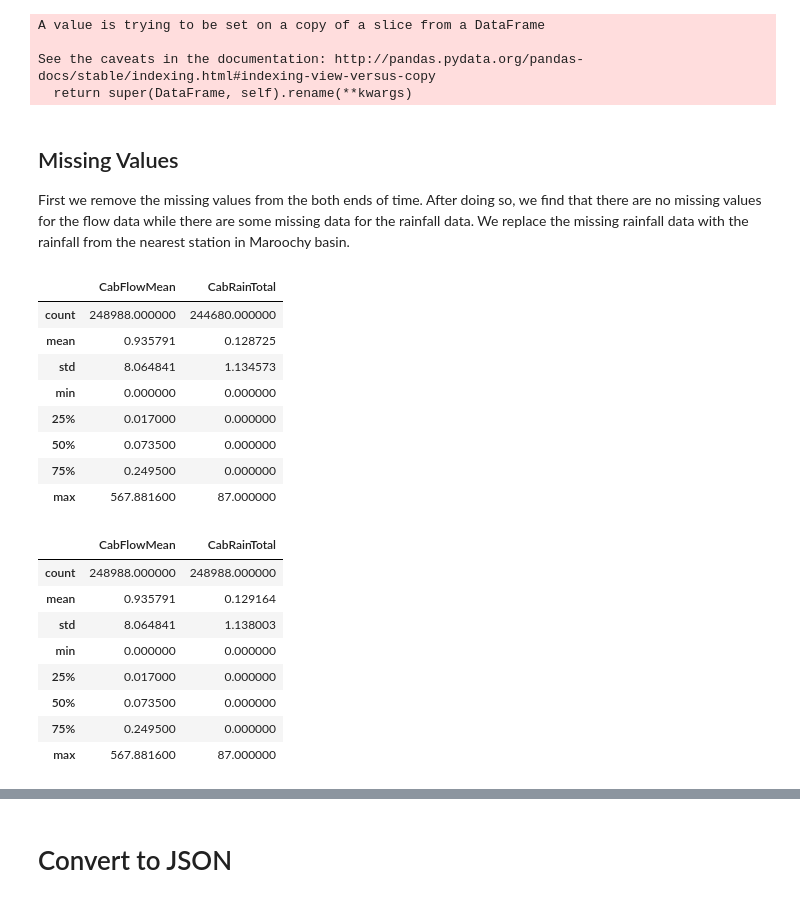
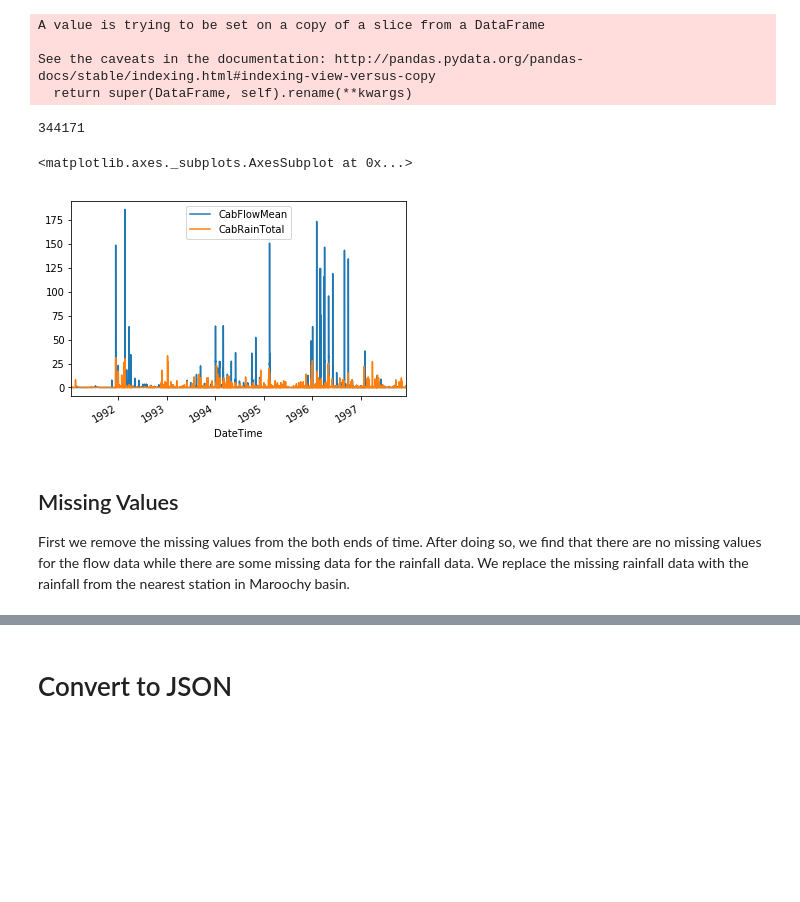
Before and after one commit to YX577/floodprediction, a Jupyter notebook: Model_1_Caboolture_Basin_Hourly.ipynb, the cells around one changed output, grey strips where cells are left out. Saved outputs shown, nothing was run; the diff lists cells and outputs as text; code cells hidden in the pictures; blank space fills up the shorter version.

```diff
--- a/Model_1_Caboolture_Basin_Hourly.ipynb
+++ b/Model_1_Caboolture_Basin_Hourly.ipynb
@@ -76,38 +75,18 @@ A value is trying to be set on a copy of a slice from a DataFrame
 
 See the caveats in the documentation: http://pandas.pydata.org/pandas-docs/stable/indexing.html#indexing-view-versus-copy
   return super(DataFrame, self).rename(**kwargs)
+# %%
+target_ts_data.shape[0]
+# %% [output]
+344171
 # %%
 main_ts_data = target_ts_data.join(rain_ts_data)
+# %%
+main_ts_data[210000:255000].plot()
+# %% [output]
+<matplotlib.axes._subplots.AxesSubplot at 0x...>
+[figure, added]
 # %% [markdown]
 ## Missing Values
 
 First we remove the missing values from the both ends of time. After doing so, we find that there are no missing values for the flow data while there are some missing data for the rainfall data. We replace the missing rainfall data with the rainfall from the nearest station in Maroochy basin.
-# %%
-def first_last_non_null(all_ts_data):
-    """
-    Returns the index for first and last non-null rows on data
-    """
-    selec_non_null = np.apply_along_axis(np.sum, 1, ~pd.isnull(all_ts_data).values) >= 2
-    # Find the first and last non-null index for all data
-    first_index = all_ts_data.index[selec_non_null][0]
-    last_index = all_ts_data.index[selec_non_null][-1]
-
-    return first_index, last_index
-
-# Select for this period
-
-first_index, last_index = first_last_non_null(main_ts_data)
-
-selec_all_ts_data = main_ts_data.iloc[(main_ts_data.index >= first_index) & (main_ts_data.index <= last_index),]
-
-selec_all_ts_data.describe()
-# %% [output]
-|  | CabFlowMean | CabRainTotal |
-| count | 248988.000000 | 244680.000000 |
-| mean | 0.935791 | 0.128725 |
-| std | 8.064841 | 1.134573 |
-| min | 0.000000 | 0.000000 |
-| 25% | 0.017000 | 0.000000 |
-| 50% | 0.073500 | 0.000000 |
-| 75% | 0.249500 | 0.000000 |
-| max | 567.881600 | 87.000000 |
@@ -122,12 +92,0 @@ selec2_all_ts_data.drop("MarRainTotal", 1, inplace = True)
-# %%
-selec2_all_ts_data.describe()
-# %% [output]
-|  | CabFlowMean | CabRainTotal |
-| count | 248988.000000 | 248988.000000 |
-| mean | 0.935791 | 0.129164 |
-| std | 8.064841 | 1.138003 |
-| min | 0.000000 | 0.000000 |
-| 25% | 0.017000 | 0.000000 |
-| 50% | 0.073500 | 0.000000 |
-| 75% | 0.249500 | 0.000000 |
-| max | 567.881600 | 87.000000 |
```
Also changed, not shown: parts of 37 cells of this notebook, 1 other file.
